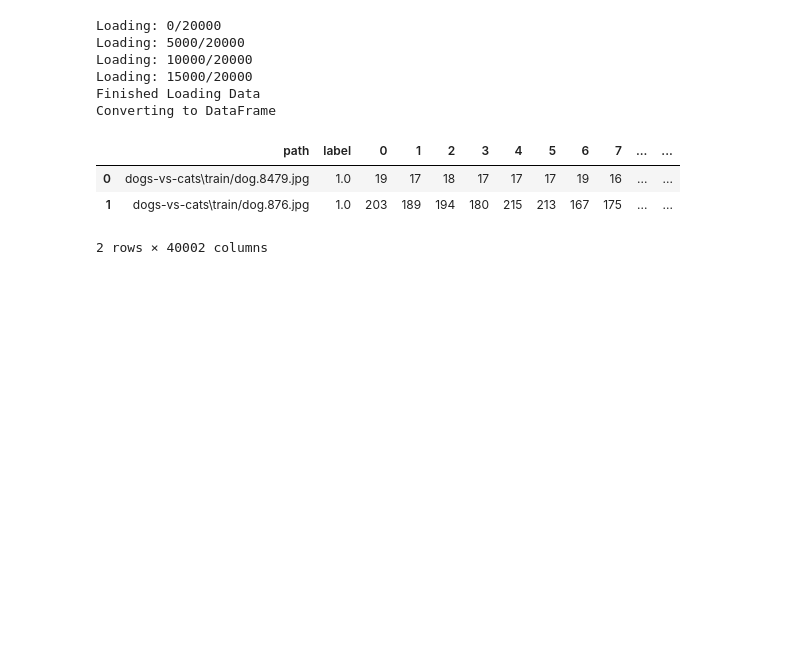
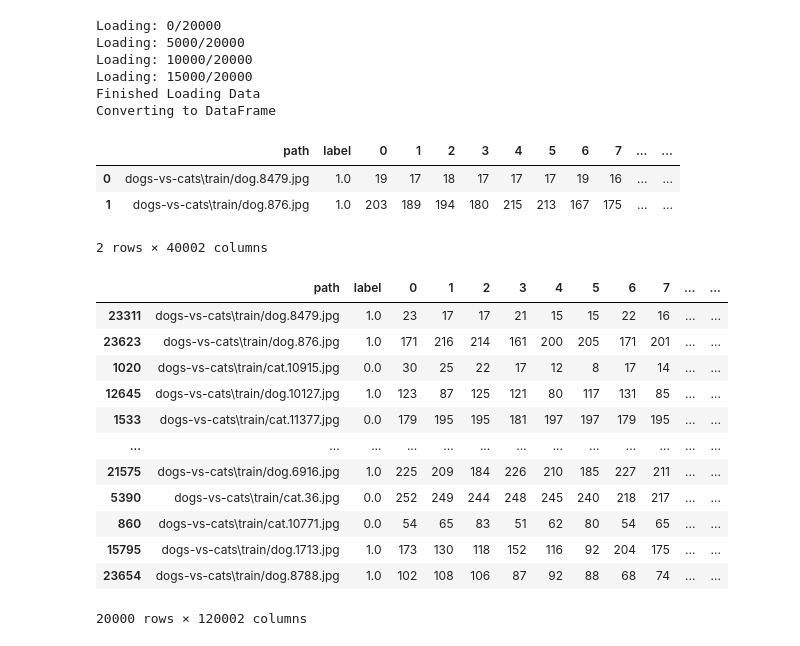
Before and after one commit to adiy55/1SB-Final-Project, a Jupyter notebook: 1SB ML Dogs vs. Cats.ipynb, the cells around one changed output. Cells and saved outputs as stored; diff of their text form; code cells hidden in the pictures; blank space fills up the shorter version.

Commit message:
Save train and test set using joblib

```diff
--- a/1SB ML Dogs vs. Cats.ipynb
+++ b/1SB ML Dogs vs. Cats.ipynb
@@ -274,0 +277,2 @@ df2 = train_set.copy()
+# %%
+df2 = joblib.load(r'dogs-vs-cats/train_set')
@@ -295,3 +302,19 @@ train_gray.head(2)
 | 0 | dogs-vs-cats\train/dog.8479.jpg | 1.0 | 19 | 17 | 18 | 17 | 17 | 17 | 19 | 16 | ... | ... |
 | 1 | dogs-vs-cats\train/dog.876.jpg | 1.0 | 203 | 189 | 194 | 180 | 215 | 213 | 167 | 175 | ... | ... |
 2 rows × 40002 columns
+# %%
+df2
+# %% [output]
+|  | path | label | 0 | 1 | 2 | 3 | 4 | 5 | 6 | 7 | ... | ... |
+| 23311 | dogs-vs-cats\train/dog.8479.jpg | 1.0 | 23 | 17 | 17 | 21 | 15 | 15 | 22 | 16 | ... | ... |
+| 23623 | dogs-vs-cats\train/dog.876.jpg | 1.0 | 171 | 216 | 214 | 161 | 200 | 205 | 171 | 201 | ... | ... |
+| 1020 | dogs-vs-cats\train/cat.10915.jpg | 0.0 | 30 | 25 | 22 | 17 | 12 | 8 | 17 | 14 | ... | ... |
+| 12645 | dogs-vs-cats\train/dog.10127.jpg | 1.0 | 123 | 87 | 125 | 121 | 80 | 117 | 131 | 85 | ... | ... |
+| 1533 | dogs-vs-cats\train/cat.11377.jpg | 0.0 | 179 | 195 | 195 | 181 | 197 | 197 | 179 | 195 | ... | ... |
+| ... | ... | ... | ... | ... | ... | ... | ... | ... | ... | ... | ... | ... |
+| 21575 | dogs-vs-cats\train/dog.6916.jpg | 1.0 | 225 | 209 | 184 | 226 | 210 | 185 | 227 | 211 | ... | ... |
+| 5390 | dogs-vs-cats\train/cat.36.jpg | 0.0 | 252 | 249 | 244 | 248 | 245 | 240 | 218 | 217 | ... | ... |
+| 860 | dogs-vs-cats\train/cat.10771.jpg | 0.0 | 54 | 65 | 83 | 51 | 62 | 80 | 54 | 65 | ... | ... |
+| 15795 | dogs-vs-cats\train/dog.1713.jpg | 1.0 | 173 | 130 | 118 | 152 | 116 | 92 | 204 | 175 | ... | ... |
+| 23654 | dogs-vs-cats\train/dog.8788.jpg | 1.0 | 102 | 108 | 106 | 87 | 92 | 88 | 68 | 74 | ... | ... |
+20000 rows × 120002 columns
```
Also changed, not shown: parts of 4 cells of this notebook.
